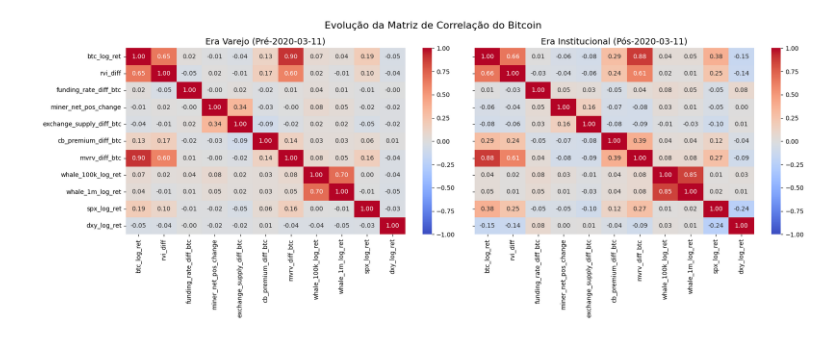
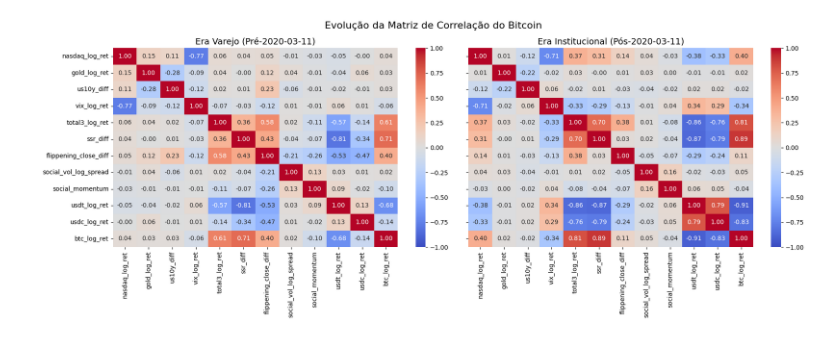
Before and after one commit to felipebaia/mba_dsa_usp_esalq, a Jupyter notebook: TCC/src/heatmaps.ipynb, the cells around one changed output. Drawn from its saved outputs; the diff is of its cells as text; code cells hidden in the pictures.

```diff
--- a/TCC/src/heatmaps.ipynb
+++ b/TCC/src/heatmaps.ipynb
@@ -179,37 +60,37 @@ Index(['Data_UTC', 'btc_price'], dtype='object')
 cols_corr = ['btc_log_ret', 'rvi_diff','funding_rate_diff_btc', 'miner_net_pos_change','exchange_supply_diff_btc',
              'cb_premium_diff_btc','mvrv_diff_btc','whale_100k_log_ret','whale_1m_log_ret','spx_log_ret','dxy_log_ret',
              'nasdaq_log_ret','gold_log_ret','us10y_diff','vix_log_ret','total3_log_ret','ssr_diff','flippening_close_diff','social_vol_log_spread',
-             'social_momentum','usdt_log_ret','usdc_log_ret']
+             'social_momentum','usdt_log_ret','usdc_log_ret','btc_log_ret']
 
 # Dividir a lista em duas metades
 mid_point = len(cols_corr) // 2
 cols_corr1 = cols_corr[:mid_point]
 cols_corr2 = cols_corr[mid_point:]
 
-cols_corr = cols_corr1
+cols_corr = cols_corr2
 
 # Dividir os dados
-df_varejo = df_features.loc[:DATA_DIVISAO_ERA][cols_corr]
-df_institucional = df_features.loc[DATA_DIVISAO_ERA:][cols_corr]
+df_varejo = df_copy.loc[:DATA_DIVISAO_ERA][cols_corr]
+df_institucional = df_copy.loc[DATA_DIVISAO_ERA:][cols_corr]
 # Calcular Matrizes de Correlação (Pearson)
 corr_varejo = df_varejo.corr()
 corr_institucional = df_institucional.corr()
 
 # Plotar Lado a Lado
 fig, axes = plt.subplots(1, 2, figsize=(18, 7), sharey=True)
 
 # Heatmap 1: Era Varejo
 sns.heatmap(corr_varejo, ax=axes[0], annot=True, cmap='coolwarm', vmin=-1, vmax=1, fmt=".2f")
 axes[0].set_title(f'Era Varejo (Pré-{DATA_DIVISAO_ERA})', fontsize=14)
 
 # Heatmap 2: Era Institucional
 sns.heatmap(corr_institucional, ax=axes[1], annot=True, cmap='coolwarm', vmin=-1, vmax=1, fmt=".2f")
 axes[1].set_title(f'Era Institucional (Pós-{DATA_DIVISAO_ERA})', fontsize=14)
 plt.suptitle('Evolução da Matriz de Correlação do Bitcoin', fontsize=16)
 plt.tight_layout()
 plt.show()
 
 # O que procurar aqui: Veja se o quadrado entre btc_Log_Ret e SPX_Log_Ret ficou "mais vermelho" no segundo gráfico.
 # Se sim, sua tese está provada visualmente.
 # %% [output]
-[figure, old version]
+[figure, new version]
```
Also changed, not shown: parts of 7 cells of this notebook, 7 other files.
